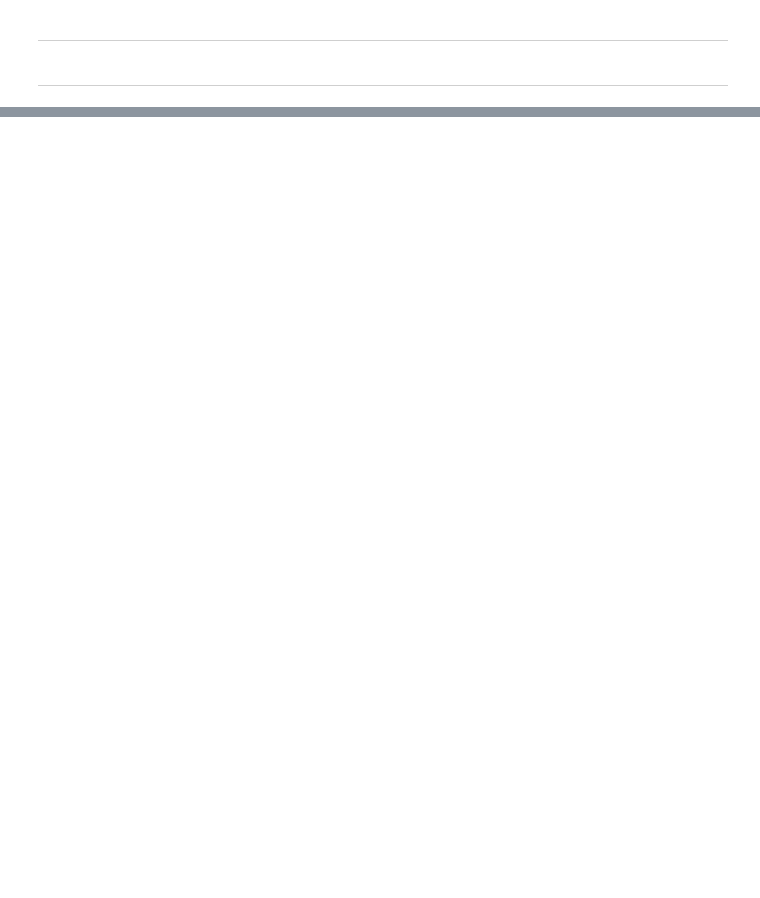
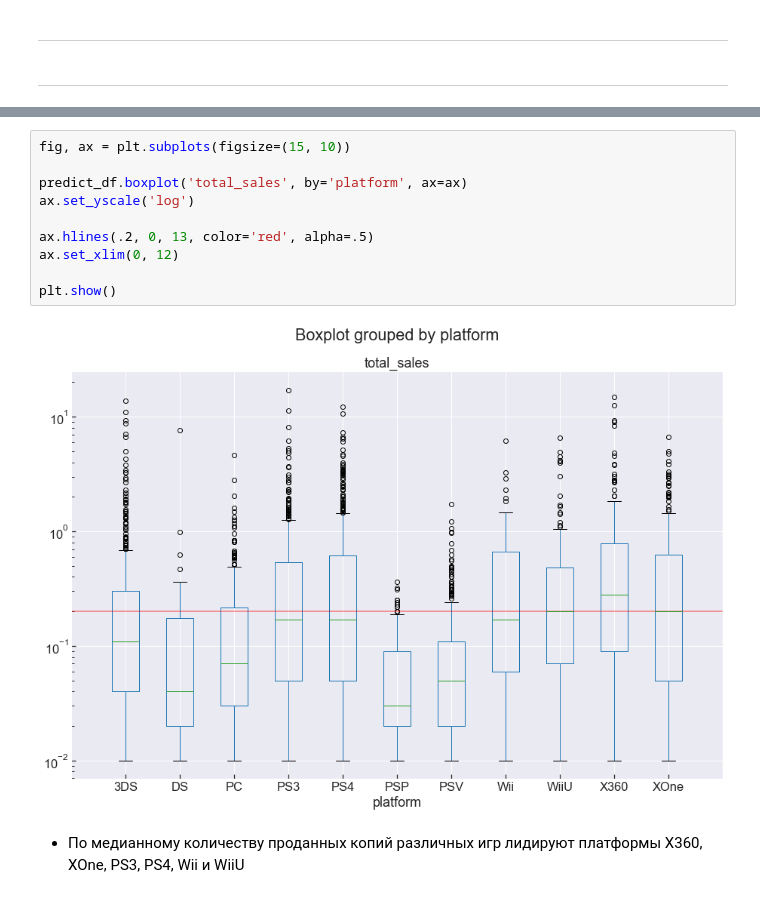
Before and after one commit to mbelveder/praktikum, a Jupyter notebook: gen_project_1/games.ipynb, the cells around one changed output, grey strips where cells are left out. Saved outputs shown, nothing was run; the diff lists cells and outputs as text; blank space fills up the shorter version.

```diff
--- a/gen_project_1/games.ipynb
+++ b/gen_project_1/games.ipynb
@@ -264,0 +271,14 @@ plt.show()
+# %%
+fig, ax = plt.subplots(figsize=(15, 10))
+
+predict_df.boxplot('total_sales', by='platform', ax=ax)
+ax.set_yscale('log')
+
+ax.hlines(.2, 0, 13, color='red', alpha=.5)
+ax.set_xlim(0, 12)
+
+plt.show()
+# %% [output]
+[figure, added]
+# %% [markdown]
+- По медианному количеству проданных копий различных игр лидируют платформы X360, XOne, PS3, PS4, Wii и WiiU
```
Also changed, not shown: parts of 5 cells of this notebook, 1 other file.
